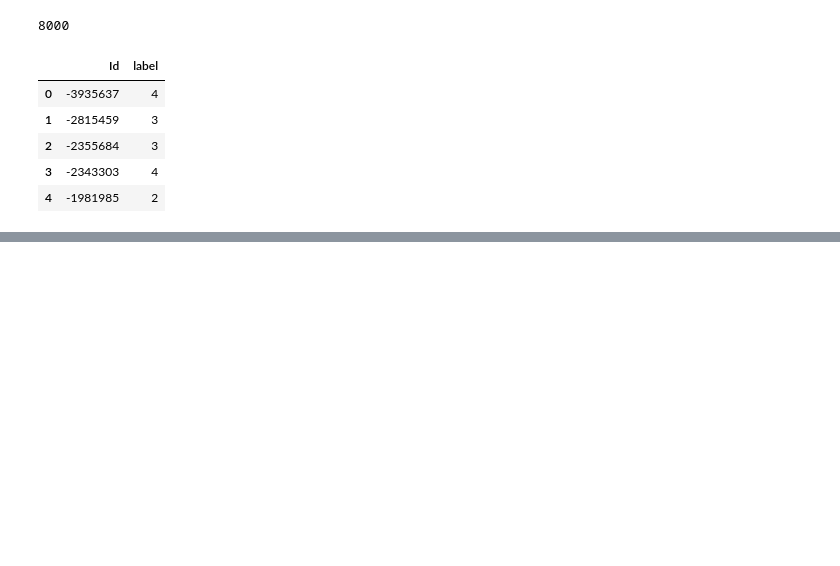
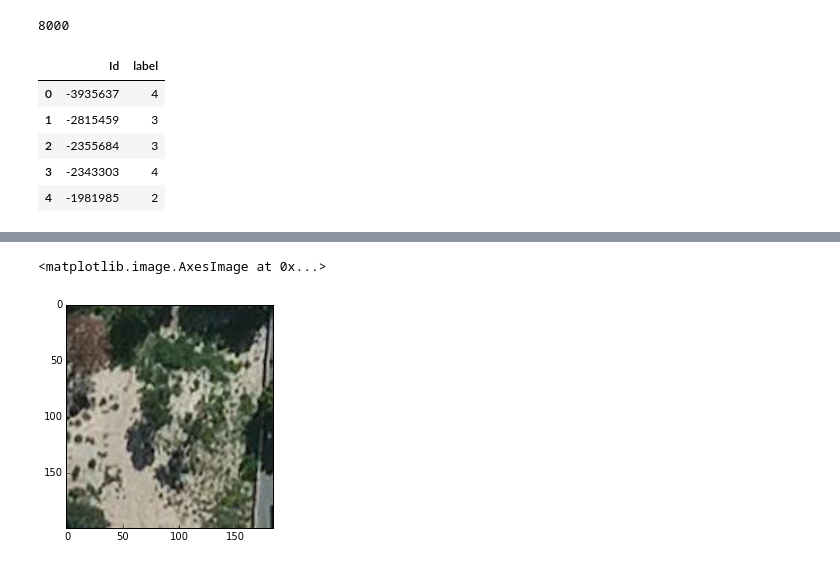
Before and after one commit to pvchaumier/dsg, a Jupyter notebook: notebooks/Image analysis.ipynb, the cells around one changed output, grey strips where cells are left out. Saved outputs shown, nothing was run; the diff lists cells and outputs as text; code cells hidden in the pictures; blank space fills up the shorter version.

```diff
--- a/notebooks/Image analysis.ipynb
+++ b/notebooks/Image analysis.ipynb
@@ -28,0 +34,6 @@ plt.imshow(img)
+# %%
+# horizontal flip
+plt.imshow(img[::-1,:,:])
+# %% [output]
+<matplotlib.image.AxesImage at 0x...>
+[figure, added]
```
Also changed, not shown: parts of 3 cells of this notebook.
